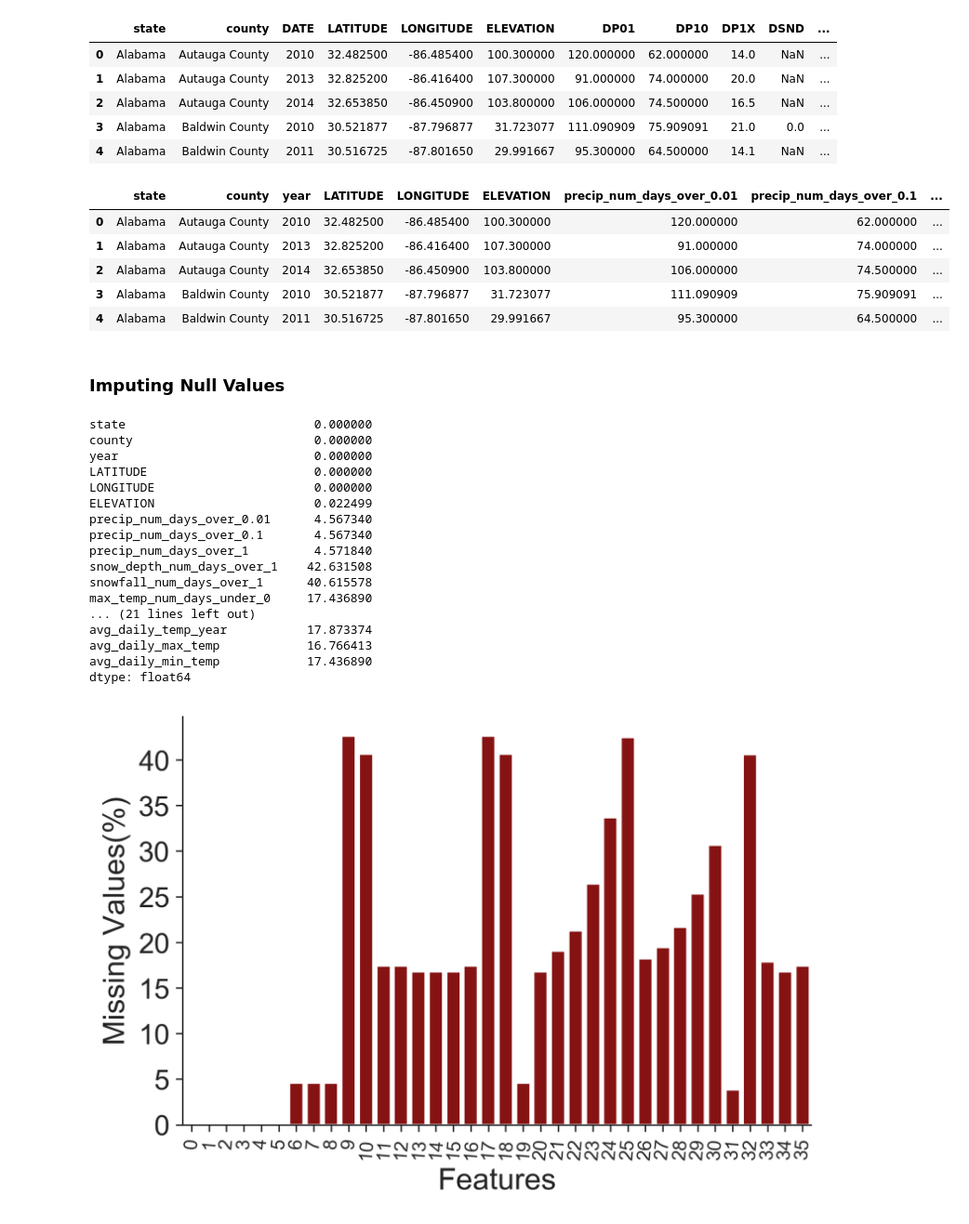
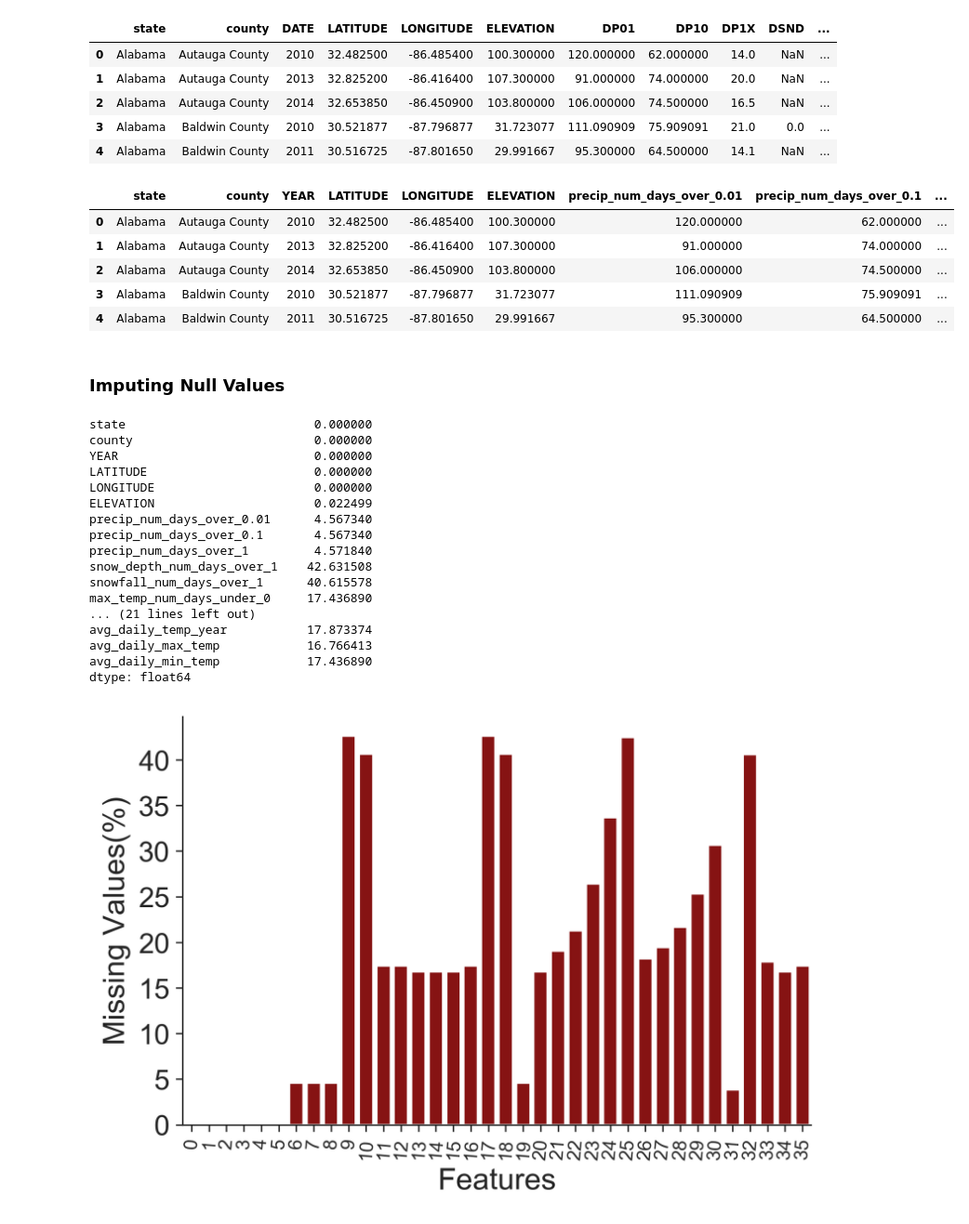
Before and after one commit to tcbonds/lyme-disease-classifier, a Jupyter notebook: 3_Cleaning_Features_and_Merging_with_Target.ipynb, the cells around one changed output. Shown at 93% size. Drawn from its saved outputs; the diff is of its cells as text; code cells hidden in the pictures.

Commit message:
Relabeled year and next_year columns with all caps, and then remerged the target and features DataFrames but this time with the one year offset or NEXT_YEAR column.

```diff
--- a/3_Cleaning_Features_and_Merging_with_Target.ipynb
+++ b/3_Cleaning_Features_and_Merging_with_Target.ipynb
@@ -86,23 +86,23 @@ climate_df.head()
 # %%
 # Relabeling columns for easier understanding
 climate_df.rename(columns={'DP01':'precip_num_days_over_0.01', 'DP10':'precip_num_days_over_0.1',
                            'DP1X':'precip_num_days_over_1', 'DSND':'snow_depth_num_days_over_1',
                            'DSNW':'snowfall_num_days_over_1', 'DT00':'max_temp_num_days_under_0',
                            'DT32':'min_temp_num_days_under_32', 'DX32':'max_temp_num_days_under_32',
                            'DX70':'max_temp_num_days_over_70', 'DX90':'max_temp_num_days_over_90',
                            'EMNT':'min_temp_year','EMSD':'max_snow_depth_year', 'EMSN':'max_snowfall_year',
                            'EMXP':'max_precip_day', 'EMXT':'max_temp_year', 'FZF0':'first_min_temp_under_32',
                            'FZF1':'first_min_temp_under_28', 'FZF2':'first_min_temp_under_24',
                            'FZF3':'first_min_temp_under_20', 'FZF4':'first_min_temp_under_16',
                            'FZF5':'last_min_temp_under_32', 'FZF6':'last_min_temp_under_28',
                            'FZF7':'last_min_temp_under_24', 'FZF8':'last_min_temp_under_20',
                            'FZF9':'last_min_temp_under_16', 'PRCP':'total_precip_year',
                            'SNOW':'total_snowfall_year', 'TAVG':'avg_daily_temp_year',
-                           'TMAX':'avg_daily_max_temp', 'TMIN':'avg_daily_min_temp', 'DATE':'year'},inplace=True)
+                           'TMAX':'avg_daily_max_temp', 'TMIN':'avg_daily_min_temp', 'DATE':'YEAR'},inplace=True)
 
 climate_df.head()
 # %% [output]
-|  | state | county | year | LATITUDE | LONGITUDE | ELEVATION | precip_num_days_over_0.01 | precip_num_days_over_0.1 | ... |
+|  | state | county | YEAR | LATITUDE | LONGITUDE | ELEVATION | precip_num_days_over_0.01 | precip_num_days_over_0.1 | ... |
 | 0 | Alabama | Autauga County | 2010 | 32.482500 | -86.485400 | 100.300000 | 120.000000 | 62.000000 | ... |
 | 1 | Alabama | Autauga County | 2013 | 32.825200 | -86.416400 | 107.300000 | 91.000000 | 74.000000 | ... |
 | 2 | Alabama | Autauga County | 2014 | 32.653850 | -86.450900 | 103.800000 | 106.000000 | 74.500000 | ... |
@@ -117,7 +117,7 @@ print(null_percent_before_imputing)
 # %% [output]
 state                          0.000000
 county                         0.000000
-year                           0.000000
+YEAR                           0.000000
 LATITUDE                       0.000000
 LONGITUDE                      0.000000
 ELEVATION                      0.022499
```
Also changed, not shown: parts of 11 cells of this notebook.
